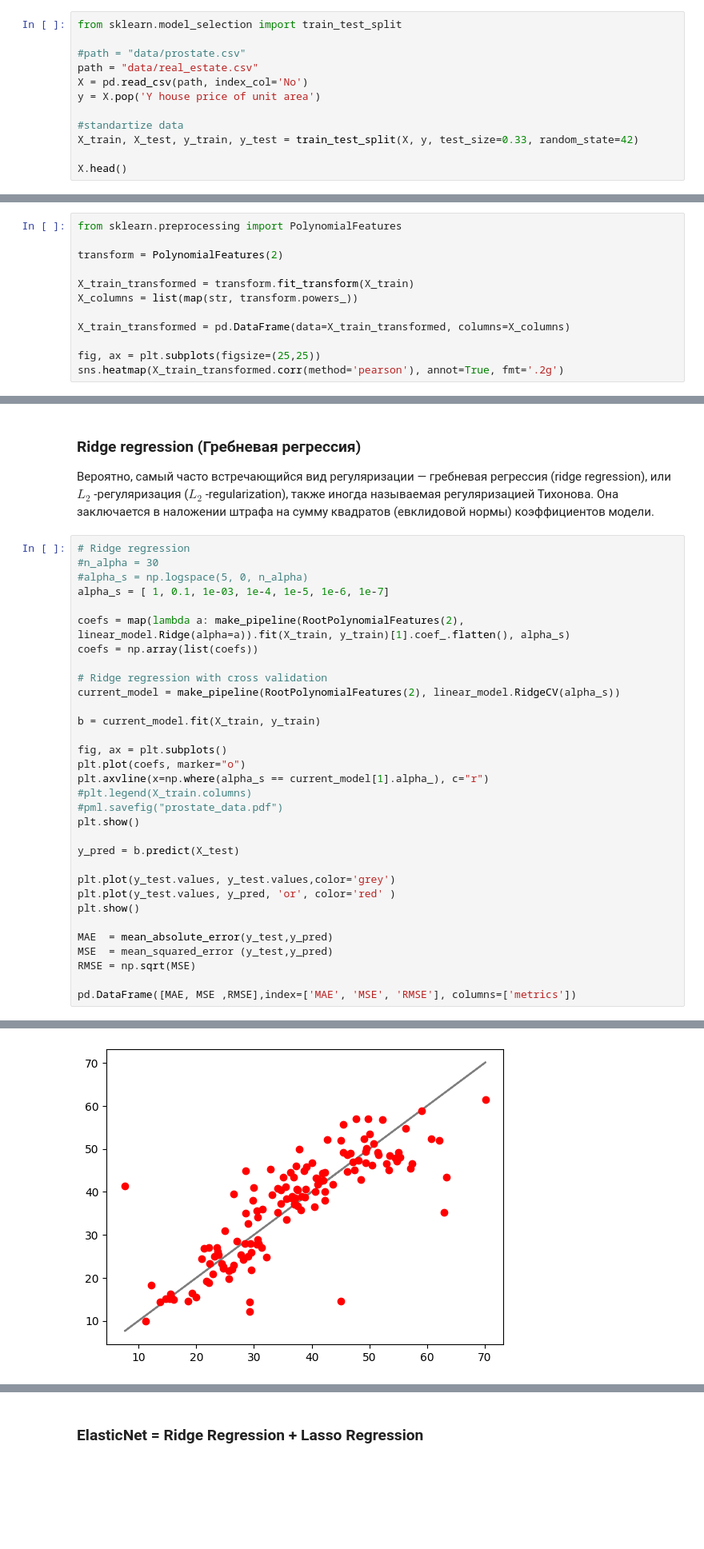
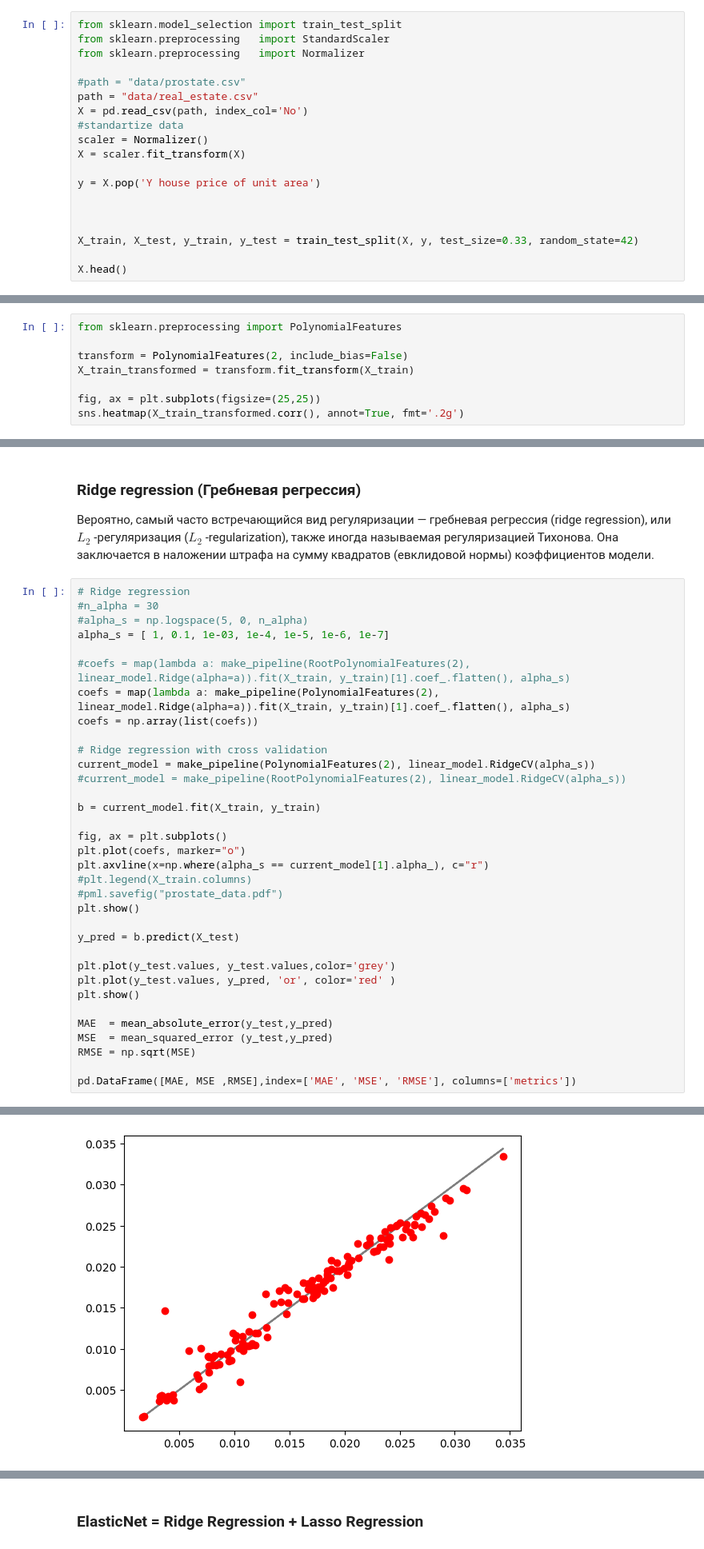
Before and after one commit to SergeyMalashenko/MachineLearning_Summer_2023, a Jupyter notebook: seminars/09/seminar_9.ipynb, the cells around one changed output, grey strips where cells are left out. Shown at 80% size. Drawn from its saved outputs; the diff is of its cells as text; blank space fills up the shorter version.

```diff
--- a/seminars/09/seminar_9.ipynb
+++ b/seminars/09/seminar_9.ipynb
@@ -38,13 +41,20 @@ Real Estate Dataset (Набор данных о продаже объектов
 | Y house price of unit area                 | Стоимость за квадратный метр          |
 # %%
 from sklearn.model_selection import train_test_split
+from sklearn.preprocessing   import StandardScaler
+from sklearn.preprocessing   import Normalizer
 
 #path = "data/prostate.csv"
 path = "data/real_estate.csv"
 X = pd.read_csv(path, index_col='No')
+#standartize data
+scaler = Normalizer()
+X = scaler.fit_transform(X)
+
 y = X.pop('Y house price of unit area')
 
-#standartize data
+
+
 X_train, X_test, y_train, y_test = train_test_split(X, y, test_size=0.33, random_state=42)
 
 X.head()
@@ -138,14 +160,10 @@ $$
 # %%
 from sklearn.preprocessing import PolynomialFeatures
 
-transform = PolynomialFeatures(2)
-
+transform = PolynomialFeatures(2, include_bias=False)
 X_train_transformed = transform.fit_transform(X_train)
-X_columns = list(map(str, transform.powers_))
-
-X_train_transformed = pd.DataFrame(data=X_train_transformed, columns=X_columns)
 
 fig, ax = plt.subplots(figsize=(25,25))
-sns.heatmap(X_train_transformed.corr(method='pearson'), annot=True, fmt='.2g')
+sns.heatmap(X_train_transformed.corr(), annot=True, fmt='.2g')
 # %% [output]
 <AxesSubplot:>
@@ -282,11 +300,13 @@ pd.DataFrame([MAE, MSE ,RMSE],index=['MAE', 'MSE', 'RMSE'], columns=['metrics'])
 #alpha_s = np.logspace(5, 0, n_alpha)
 alpha_s = [ 1, 0.1, 1e-03, 1e-4, 1e-5, 1e-6, 1e-7]
 
-coefs = map(lambda a: make_pipeline(RootPolynomialFeatures(2), linear_model.Ridge(alpha=a)).fit(X_train, y_train)[1].coef_.flatten(), alpha_s)
+#coefs = map(lambda a: make_pipeline(RootPolynomialFeatures(2), linear_model.Ridge(alpha=a)).fit(X_train, y_train)[1].coef_.flatten(), alpha_s)
+coefs = map(lambda a: make_pipeline(PolynomialFeatures(2), linear_model.Ridge(alpha=a)).fit(X_train, y_train)[1].coef_.flatten(), alpha_s)
 coefs = np.array(list(coefs))
 
 # Ridge regression with cross validation
-current_model = make_pipeline(RootPolynomialFeatures(2), linear_model.RidgeCV(alpha_s))
+current_model = make_pipeline(PolynomialFeatures(2), linear_model.RidgeCV(alpha_s))
+#current_model = make_pipeline(RootPolynomialFeatures(2), linear_model.RidgeCV(alpha_s))
 
 b = current_model.fit(X_train, y_train)
 
@@ -313,2 +333,2 @@ pd.DataFrame([MAE, MSE ,RMSE],index=['MAE', 'MSE', 'RMSE'], columns=['metrics'])
-[figure, old version]
+[figure, new version]
 |  | metrics |
```
Also changed, not shown: parts of 16 cells of this notebook.
